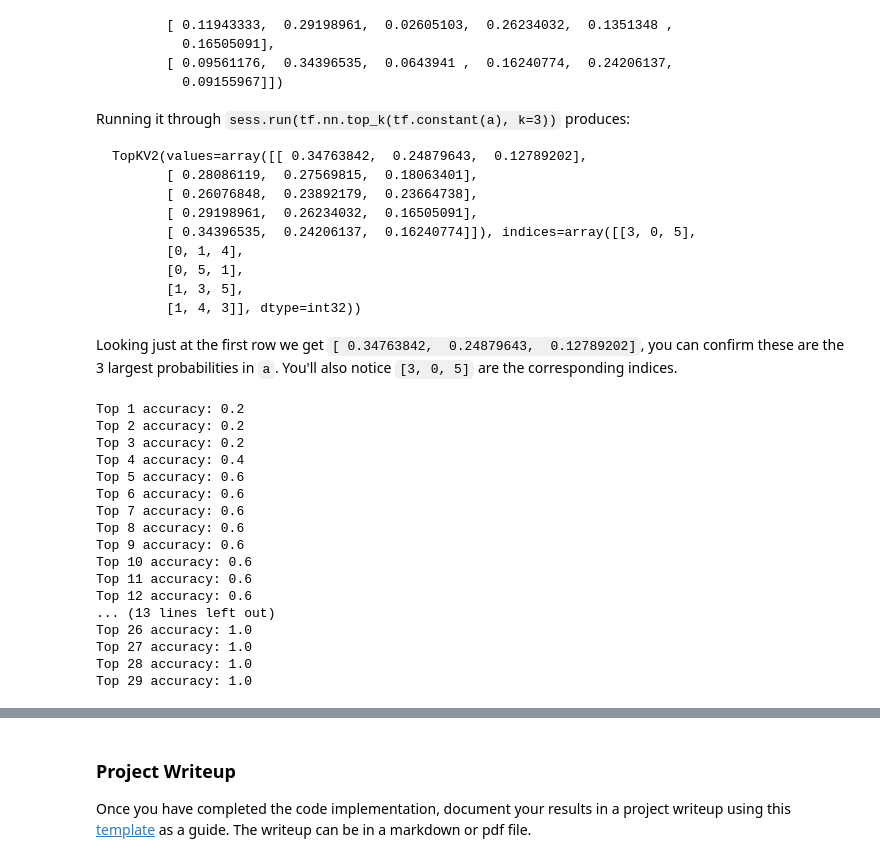
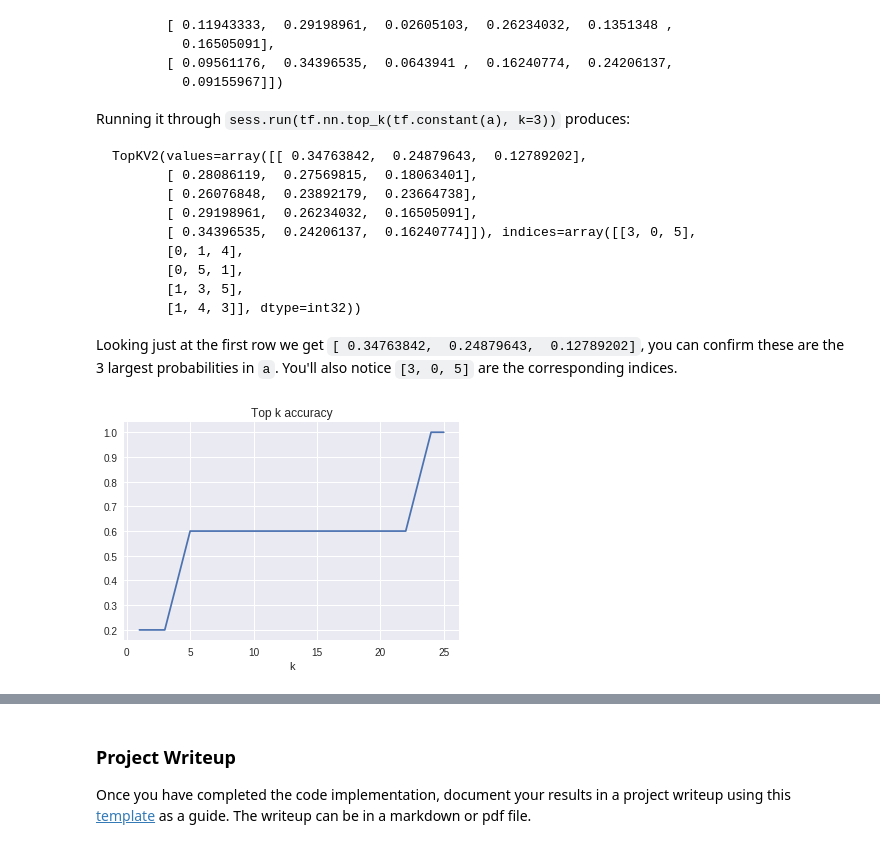
Before and after one commit to AOrazaev/CarND-Traffic-Sign-Classifier-Project, a Jupyter notebook: Traffic_Sign_Classifier.ipynb, the cells around one changed output, grey strips where cells are left out. Drawn from its saved outputs; the diff is of its cells as text; code cells hidden in the pictures.

```diff
--- a/Traffic_Sign_Classifier.ipynb
+++ b/Traffic_Sign_Classifier.ipynb
@@ -389,25 +416,19 @@ TopKV2(values=array([[ 0.34763842,  0.24879643,  0.12789202],
 
 Looking just at the first row we get `[ 0.34763842,  0.24879643,  0.12789202]`, you can confirm these are the 3 largest probabilities in `a`. You'll also notice `[3, 0, 5]` are the corresponding indices.
 # %%
+import seaborn as sbs
+import matplotlib.pyplot as plt
+%matplotlib inline
+
+top_k_accuracy = []
 with tf.Session() as sess:
-    for k in range(1, 30):
+    for k in range(1, 26):
         correct = sess.run(tf.nn.in_top_k(tf.constant(predicted), tf.constant(expected), k=k))
-        print("Top {1} accuracy: {0}".format(float(sum(correct))/len(expected), k))
+        top_k_accuracy.append(float(sum(correct)) / len(correct))
+
+plt.plot(range(1, 26), top_k_accuracy)
+plt.title("Top k accuracy")
+plt.xlabel("k")
+plt.show()
 # %% [output]
-Top 1 accuracy: 0.2
-Top 2 accuracy: 0.2
-Top 3 accuracy: 0.2
-Top 4 accuracy: 0.4
-Top 5 accuracy: 0.6
-Top 6 accuracy: 0.6
-Top 7 accuracy: 0.6
-Top 8 accuracy: 0.6
-Top 9 accuracy: 0.6
-Top 10 accuracy: 0.6
-Top 11 accuracy: 0.6
-Top 12 accuracy: 0.6
-... (13 lines left out)
-Top 26 accuracy: 1.0
-Top 27 accuracy: 1.0
-Top 28 accuracy: 1.0
-Top 29 accuracy: 1.0
+[figure, added]
```
Also changed, not shown: parts of 3 cells of this notebook.
